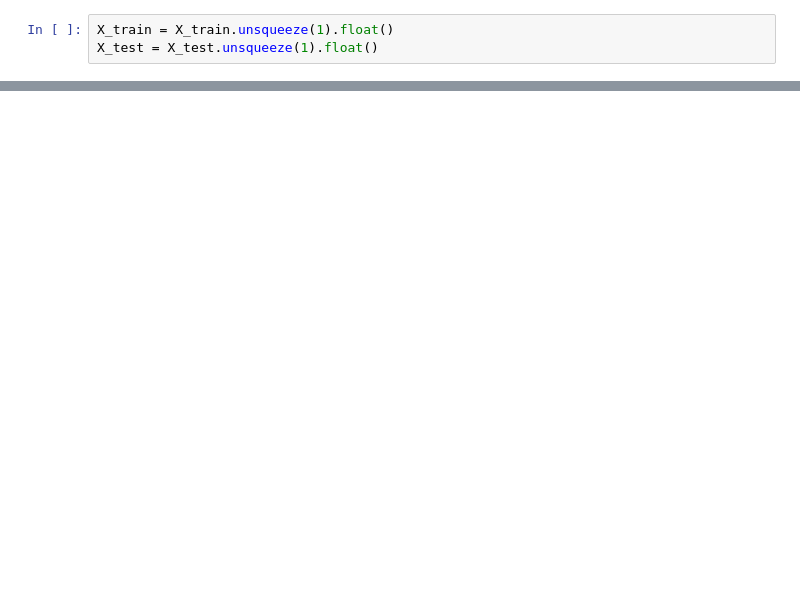
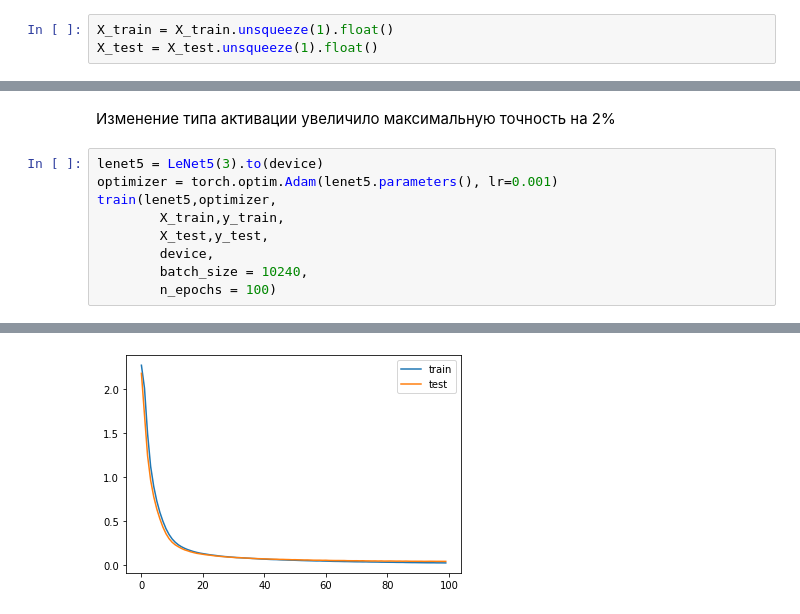
Before and after one commit to Asdaead/SPPR, a Jupyter notebook: Lab4.ipynb, the cells around one changed output, grey strips where cells are left out. Drawn from its saved outputs; the diff is of its cells as text; blank space fills up the shorter version.

```diff
--- a/Lab4.ipynb
+++ b/Lab4.ipynb
@@ -123,0 +237,12 @@ plt.plot(test_loss_history);
+# %% [markdown]
+Изменение типа активации увеличило максимальную точность на 2%
+# %%
+lenet5 = LeNet5(3).to(device)
+optimizer = torch.optim.Adam(lenet5.parameters(), lr=0.001)
+train(lenet5,optimizer,
+        X_train,y_train,
+        X_test,y_test,
+        device,
+        batch_size = 10240,
+        n_epochs = 100)
+# %% [output]
@@ -123,0 +266 @@ plt.plot(test_loss_history);
+[figure, added]
```
Also changed, not shown: parts of 39 cells of this notebook.
